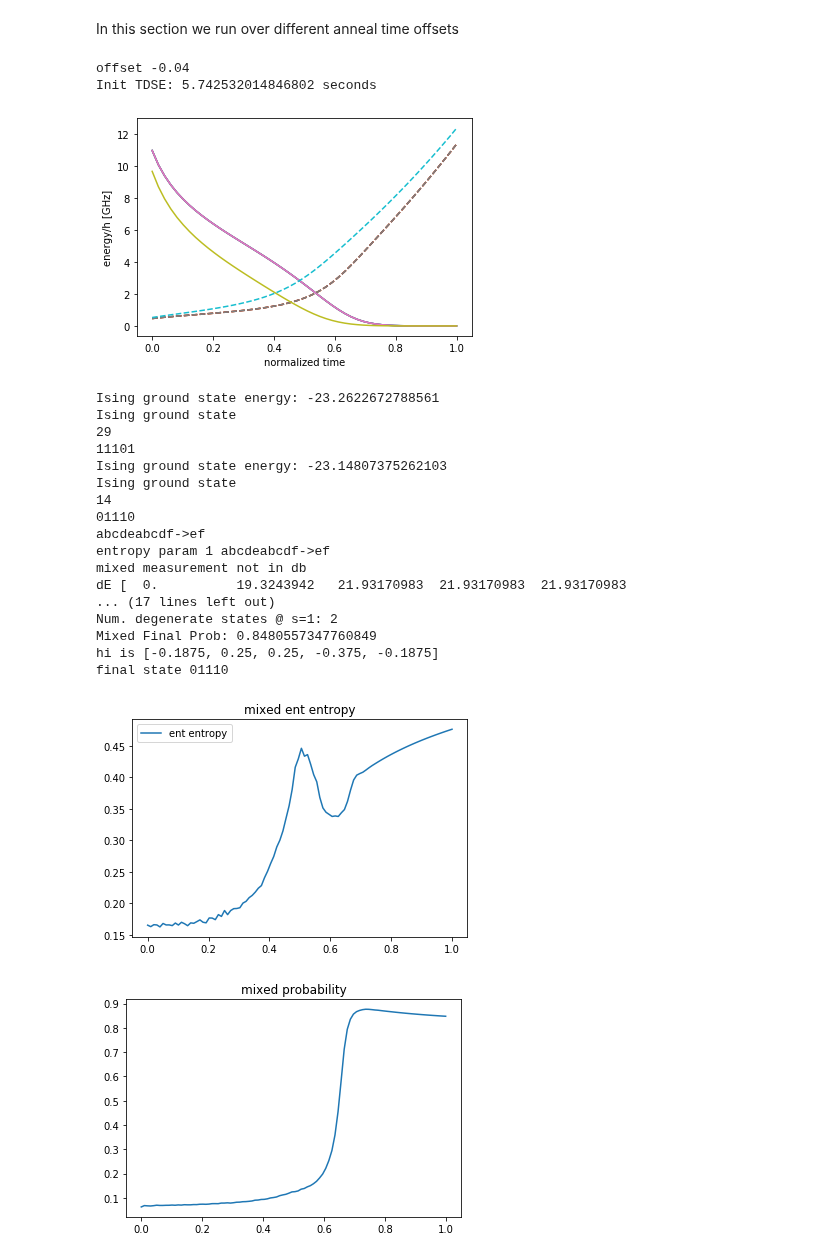
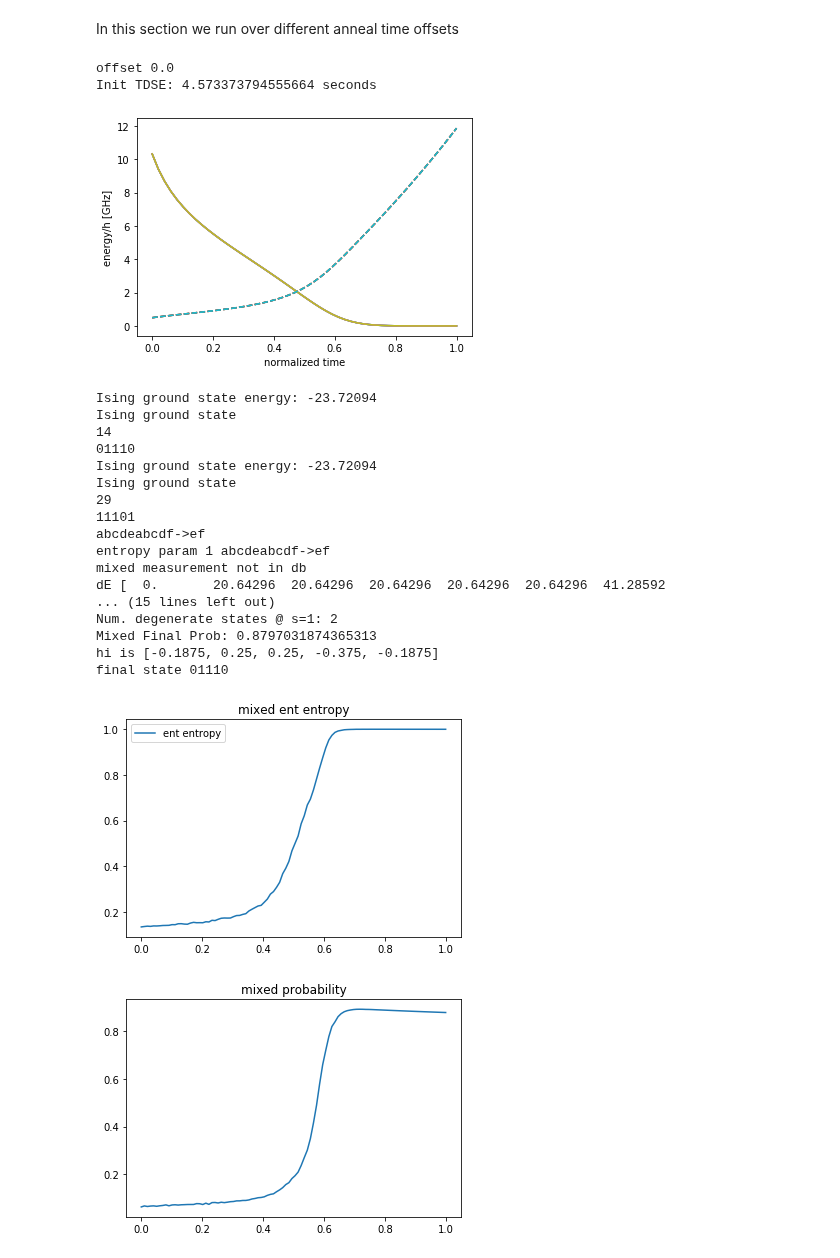
Before and after one commit to cchang5/quantum_linear_programming, a Jupyter notebook: notebooks/runs/run9.ipynb, the cells around one changed output. Drawn from its saved outputs; the diff is of its cells as text; code cells hidden in the pictures.

```diff
--- a/notebooks/runs/run9.ipynb
+++ b/notebooks/runs/run9.ipynb
@@ -128,9 +128,9 @@ fill_value = "extrapolate"
 Parameters to solve the ODE. See also `scipy.integrate.solve_ivp`.
 # %%
 solver_params = dict()
-solver_params["method"] = "BDF"
-solver_params["rtol"] = 1e-6
-solver_params["atol"] = 1e-7
+solver_params["method"] = "RK45"
+solver_params["rtol"] = 1e-7
+solver_params["atol"] = 1e-8
 # %% [markdown]
 ## System parameters
 # %% [markdown]
@@ -147,7 +147,7 @@ pure_tdse = False
 
 mixed_tdse = True
 temp = 0.04
-gamma = 1/60 #1/300 # 1/ns
+gamma = 1/100 #1/300 # 1/ns
 # %% [markdown]
 ## Output parameters
 # %% [markdown]
@@ -169,7 +169,7 @@ In this section we run over different anneal time offsets
 
 # brute force solving time-dependent schrodinger equation to simulate quantum annealing for small systems
 result = dict()
-offset_min_list = [-0.04]
+offset_min_list = [0.0]
 Aoffset = 0
 
 for offset_min in offset_min_list:
@@ -369,43 +369,43 @@ for offset_min in offset_min_list:
             )
         # calculate entropy
         with open(query.solution.path, "rb") as file:
             sol = pickle.load(file)
         entropy = np.asarray(
                 [
                     tdse.ent_entropy(np.kron(sol.y[:, i], np.conj(sol.y[:, i])), nA, indicesA, reg)
                     for i in range(sol.t.size)
                 ]
             ).real
         # plot entropy
         plt.figure("pure entropy")
         plt.plot(query.time, entropy)
         plt.legend(["ent entropy"])
         plt.title("pure ent entropy")
         # plot overlap with Ising g.s.
         plt.figure("pure probability")
         plt.plot(query.time, query.prob)
         plt.title("pure probability")
         print(f"Pure Final Prob: {query.prob[-1]}")
 # %% [output]
-offset -0.04
-Init TDSE: 5.742532014846802 seconds
+offset 0.0
+Init TDSE: 4.573373794555664 seconds
-[figure, old version]
+[figure, new version]
-Ising ground state energy: -23.2622672788561
+Ising ground state energy: -23.72094
+Ising ground state
+14
+01110
+Ising ground state energy: -23.72094
 Ising ground state
 29
 11101
-Ising ground state energy: -23.14807375262103
-Ising ground state
-14
-01110
 abcdeabcdf->ef
 entropy param 1 abcdeabcdf->ef
 mixed measurement not in db
-dE [  0.          19.3243942   21.93170983  21.93170983  21.93170983
-... (17 lines left out)
+dE [  0.       20.64296  20.64296  20.64296  20.64296  20.64296  41.28592
+... (15 lines left out)
 Num. degenerate states @ s=1: 2
-Mixed Final Prob: 0.8480557347760849
+Mixed Final Prob: 0.8797031874365313
 hi is [-0.1875, 0.25, 0.25, -0.375, -0.1875]
 final state 01110
-[figure, old version]
+[figure, new version]
-[figure, old version]
+[figure, new version]
```
Also changed, not shown: parts of 2 cells of this notebook, 29 other files.
